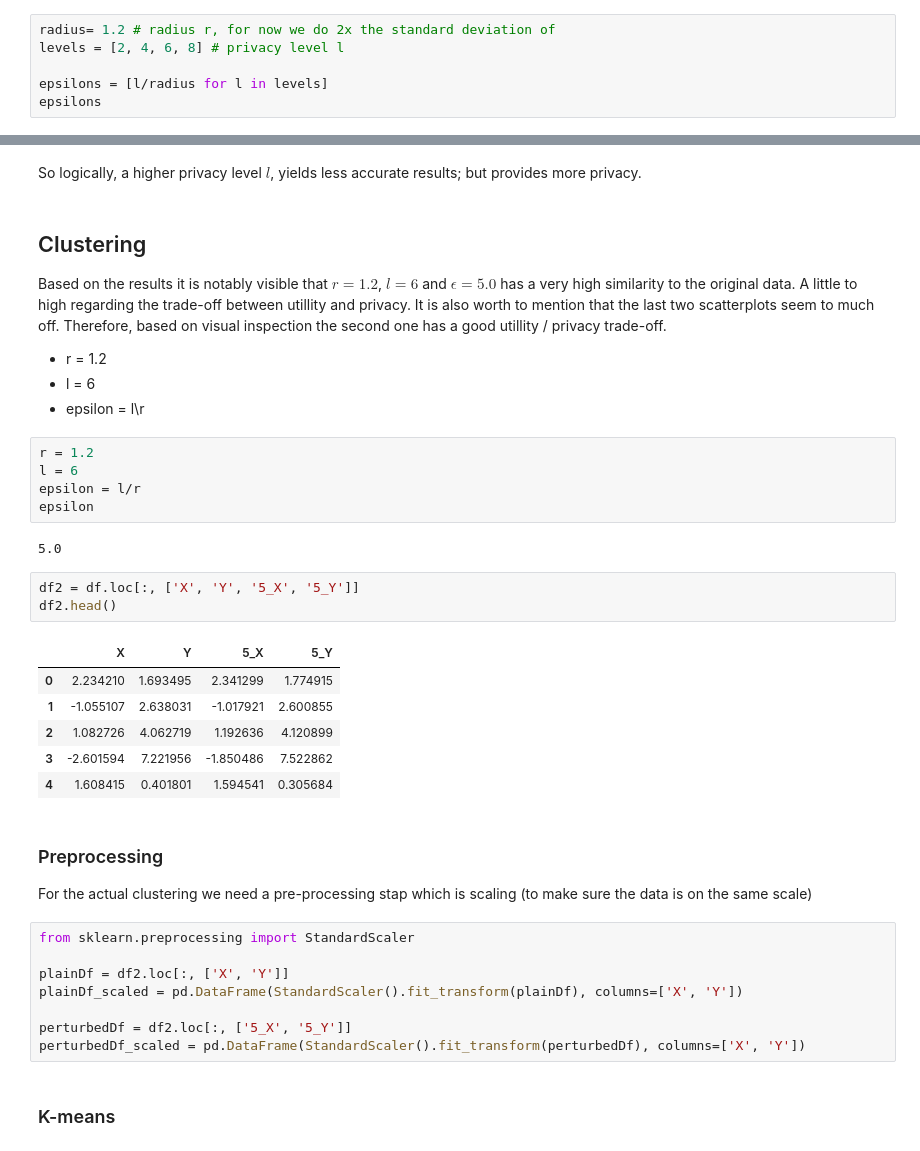
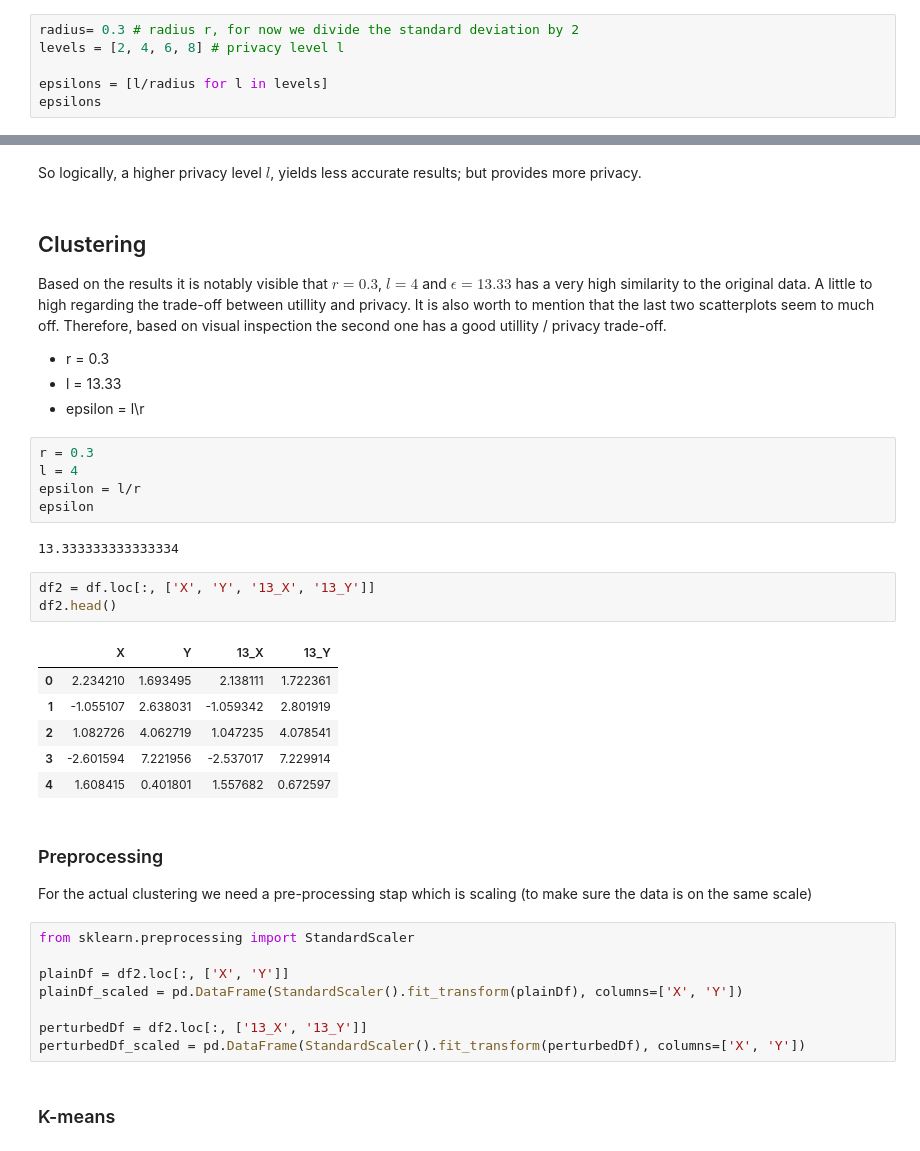
Before and after one commit to tjvanderende/privacy-preserved-clustering-with-nD-Laplace, a Jupyter notebook: RQ1/2D-Laplace-experiment.ipynb, the cells around one changed output, grey strips where cells are left out. Cells and saved outputs as stored; diff of their text form.

```diff
--- a/RQ1/2D-Laplace-experiment.ipynb
+++ b/RQ1/2D-Laplace-experiment.ipynb
@@ -110,7 +110,7 @@ def generate_truncated_laplace_noise(X, epsilon):
 4. Measurement: We evaluate the differences using the scores metrics that can be used to assess the performance of cluster algorithms. For this purpose we juse the adjusted mutual information index.
 4. Finally, we check how the algorithm performs for distributed data by splitting 10 different datasets between 10 - 15 samples and conduct point 4 again.
 # %%
-radius= 1.2 # radius r, for now we do 2x the standard deviation of
+radius= 0.3 # radius r, for now we divide the standard deviation by 2
 levels = [2, 4, 6, 8] # privacy level l
 
 epsilons = [l/radius for l in levels]
@@ -174,27 +174,27 @@ sns.scatterplot(data=df, x='6_X', y='6_Y', ax=axes[1,1], label='epsilon: 6.66, r
 So logically, a higher privacy level $l$, yields less accurate results; but provides more privacy.
 # %% [markdown]
 ## Clustering
-Based on the results it is notably visible that $r=1.2$, $l=6$ and $\epsilon=5.0$ has a very high similarity to the original data. A little to high regarding the trade-off between utillity and privacy. It is also worth to mention that the last two scatterplots seem to much off. Therefore, based on visual inspection the second one has a good utillity / privacy trade-off.
-- r = 1.2
-- l = 6
+Based on the results it is notably visible that $r=0.3$, $l=4$ and $\epsilon=13.33$ has a very high similarity to the original data. A little to high regarding the trade-off between utillity and privacy. It is also worth to mention that the last two scatterplots seem to much off. Therefore, based on visual inspection the second one has a good utillity / privacy trade-off.
+- r = 0.3
+- l = 13.33
 - epsilon = l\r
 # %%
-r = 1.2
-l = 6
+r = 0.3
+l = 4
 epsilon = l/r
 epsilon
 # %% [output]
-5.0
+13.333333333333334
 # %%
-df2 = df.loc[:, ['X', 'Y', '5_X', '5_Y']]
+df2 = df.loc[:, ['X', 'Y', '13_X', '13_Y']]
 df2.head()
 # %% [output]
-|  | X | Y | 5_X | 5_Y |
-| 0 | 2.234210 | 1.693495 | 2.341299 | 1.774915 |
-| 1 | -1.055107 | 2.638031 | -1.017921 | 2.600855 |
-| 2 | 1.082726 | 4.062719 | 1.192636 | 4.120899 |
-| 3 | -2.601594 | 7.221956 | -1.850486 | 7.522862 |
-| 4 | 1.608415 | 0.401801 | 1.594541 | 0.305684 |
+|  | X | Y | 13_X | 13_Y |
+| 0 | 2.234210 | 1.693495 | 2.138111 | 1.722361 |
+| 1 | -1.055107 | 2.638031 | -1.059342 | 2.801919 |
+| 2 | 1.082726 | 4.062719 | 1.047235 | 4.078541 |
+| 3 | -2.601594 | 7.221956 | -2.537017 | 7.229914 |
+| 4 | 1.608415 | 0.401801 | 1.557682 | 0.672597 |
 # %% [markdown]
 ### Preprocessing
 For the actual clustering we need a pre-processing stap which is scaling (to make sure the data is on the same scale)
@@ -204,7 +204,7 @@ from sklearn.preprocessing import StandardScaler
 plainDf = df2.loc[:, ['X', 'Y']]
 plainDf_scaled = pd.DataFrame(StandardScaler().fit_transform(plainDf), columns=['X', 'Y'])
 
-perturbedDf = df2.loc[:, ['5_X', '5_Y']]
+perturbedDf = df2.loc[:, ['13_X', '13_Y']]
 perturbedDf_scaled = pd.DataFrame(StandardScaler().fit_transform(perturbedDf), columns=['X', 'Y'])
 # %% [markdown]
 ### K-means
```
Also changed, not shown: parts of 14 cells of this notebook, 3 other files.
